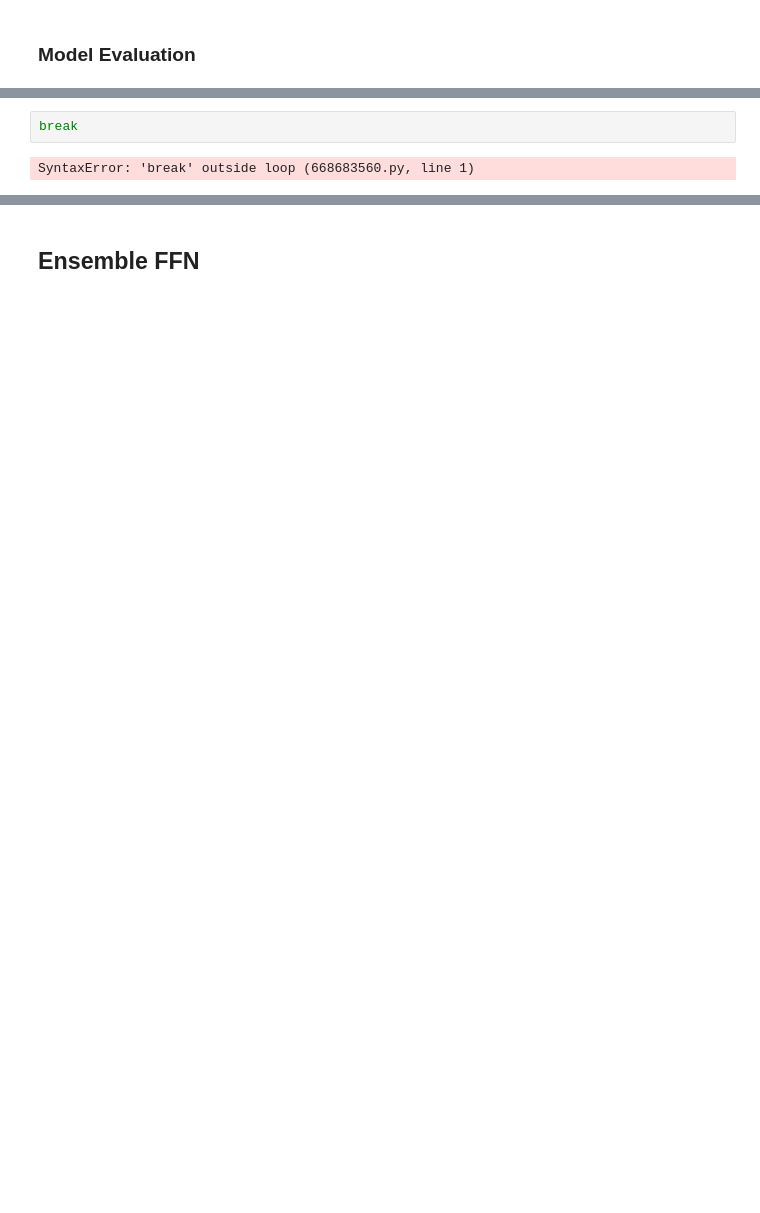
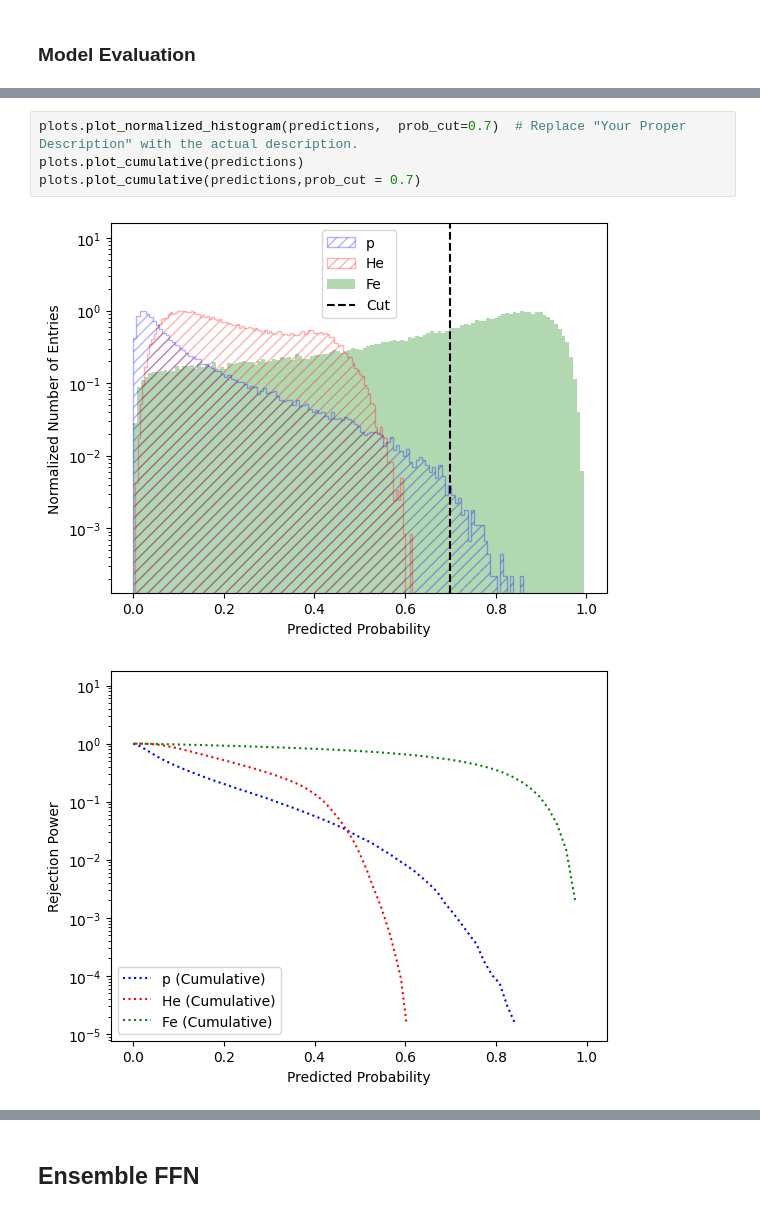
Before and after one commit to LorenzoValente3/Iron-Classifier, a Jupyter notebook: internship.ipynb, the cells around one changed output, grey strips where cells are left out. Cells and saved outputs as stored; diff of their text form; blank space fills up the shorter version.

```diff
--- a/internship.ipynb
+++ b/internship.ipynb
@@ -436,4 +303,7 @@ TypeError: unhashable type: 'slice'
-# %%
-break
-# %% [output]
-SyntaxError: 'break' outside loop (668683560.py, line 1)
+# %%
+plots.plot_normalized_histogram(predictions,  prob_cut=0.7)  # Replace "Your Proper Description" with the actual description.
+plots.plot_cumulative(predictions)
+plots.plot_cumulative(predictions,prob_cut = 0.7)
+# %% [output]
+[figure, added]
+[figure, added]
```
Also changed, not shown: parts of 41 cells of this notebook, 17 other files.
